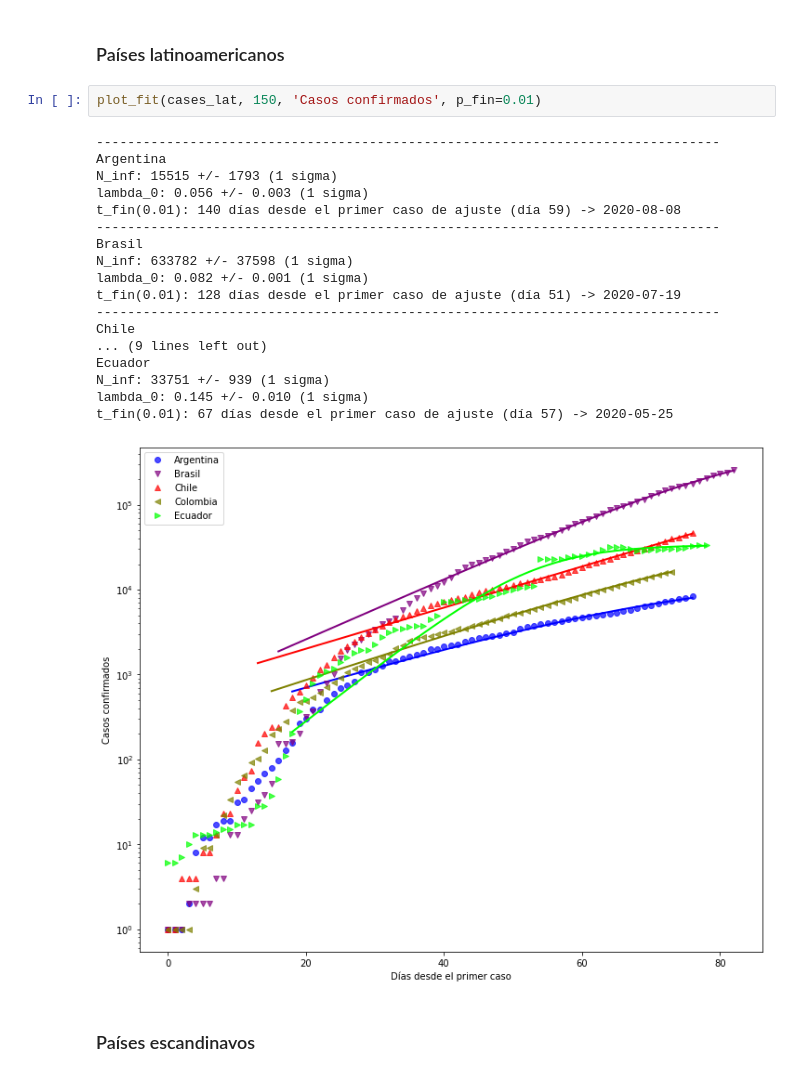
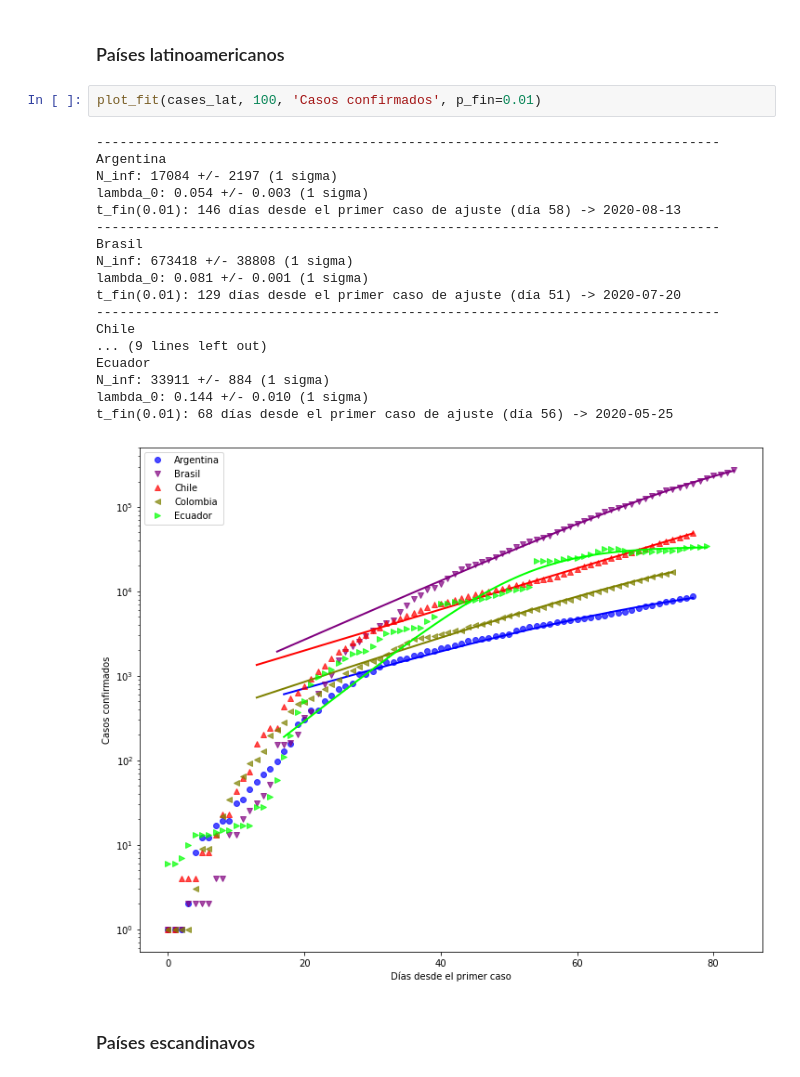
Before and after one commit to manuxch/logistic-covid19, a Jupyter notebook: Logistic_model_COVID-19.ipynb, the cells around one changed output. Drawn from its saved outputs; the diff is of its cells as text.

```diff
--- a/Logistic_model_COVID-19.ipynb
+++ b/Logistic_model_COVID-19.ipynb
@@ -203,26 +203,26 @@ t_fin(0.01): 86 días desde el primer caso de ajuste (día 53) -> 2020-06-09
 # %% [markdown]
 ### Países latinoamericanos
 # %%
-plot_fit(cases_lat, 150, 'Casos confirmados', p_fin=0.01)
+plot_fit(cases_lat, 100, 'Casos confirmados', p_fin=0.01)
 # %% [output]
 --------------------------------------------------------------------------------
 Argentina
-N_inf: 15515 +/- 1793 (1 sigma)
-lambda_0: 0.056 +/- 0.003 (1 sigma)
-t_fin(0.01): 140 días desde el primer caso de ajuste (día 59) -> 2020-08-08
+N_inf: 17084 +/- 2197 (1 sigma)
+lambda_0: 0.054 +/- 0.003 (1 sigma)
+t_fin(0.01): 146 días desde el primer caso de ajuste (día 58) -> 2020-08-13
 --------------------------------------------------------------------------------
 Brasil
-N_inf: 633782 +/- 37598 (1 sigma)
-lambda_0: 0.082 +/- 0.001 (1 sigma)
-t_fin(0.01): 128 días desde el primer caso de ajuste (día 51) -> 2020-07-19
+N_inf: 673418 +/- 38808 (1 sigma)
+lambda_0: 0.081 +/- 0.001 (1 sigma)
+t_fin(0.01): 129 días desde el primer caso de ajuste (día 51) -> 2020-07-20
 --------------------------------------------------------------------------------
 Chile
 ... (9 lines left out)
 Ecuador
-N_inf: 33751 +/- 939 (1 sigma)
-lambda_0: 0.145 +/- 0.010 (1 sigma)
-t_fin(0.01): 67 días desde el primer caso de ajuste (día 57) -> 2020-05-25
+N_inf: 33911 +/- 884 (1 sigma)
+lambda_0: 0.144 +/- 0.010 (1 sigma)
+t_fin(0.01): 68 días desde el primer caso de ajuste (día 56) -> 2020-05-25
-[figure, old version]
+[figure, new version]
 # %% [markdown]
 ### Países escandinavos
 # %%
```
Also changed, not shown: parts of 8 cells of this notebook.
